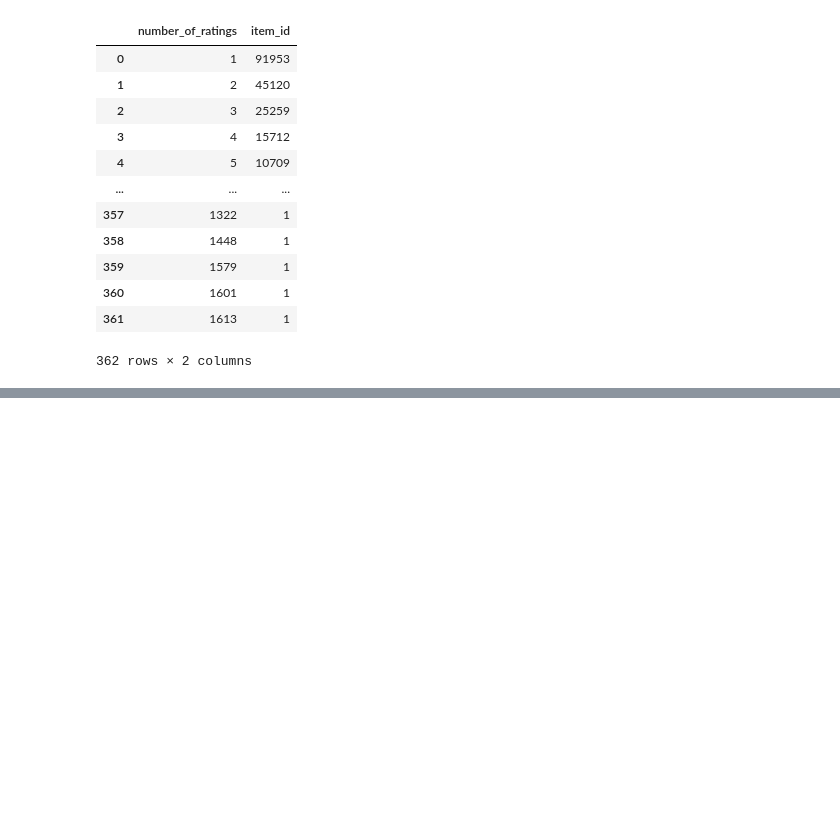
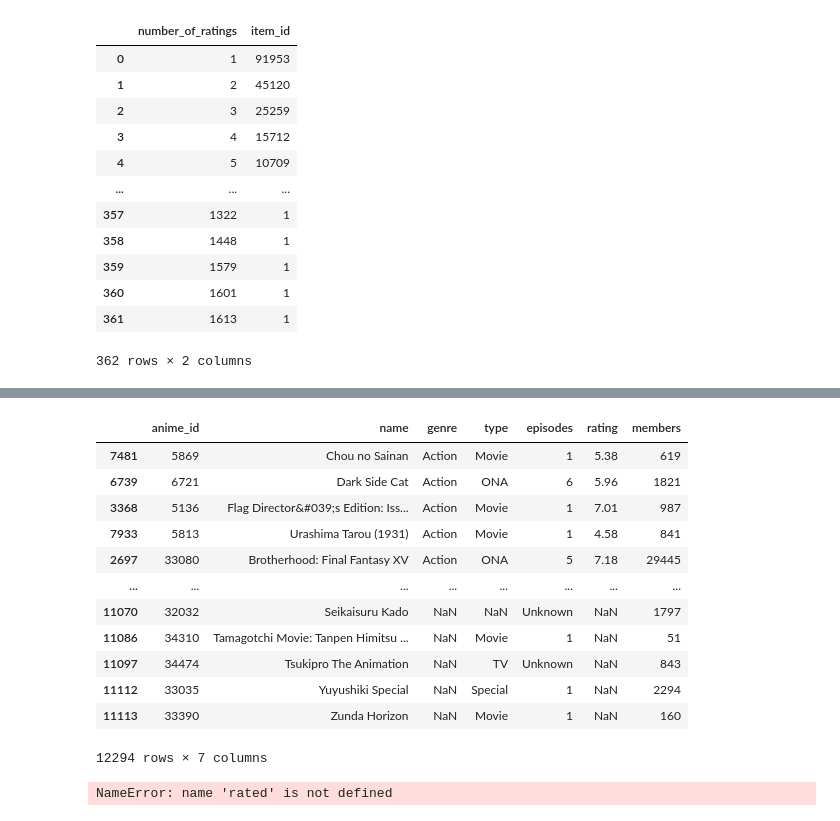
Before and after one commit to gorky22/BP-app, a Jupyter notebook: tmp2.ipynb, the cells around one changed output, grey strips where cells are left out. Cells and saved outputs as stored; diff of their text form; code cells hidden in the pictures; blank space fills up the shorter version.

```diff
--- a/tmp2.ipynb
+++ b/tmp2.ipynb
@@ -160,0 +167,2 @@ tmp
+# %%
+df2 = pd.read_csv("/Users/damiangorcak/Desktop/datasets/archive/anime.csv",encoding='latin-1', on_bad_lines='skip', sep=",")
@@ -160,0 +193,17 @@ tmp
+# %%
+x = df2.sort_values(by = 'genre')
+x
+# %% [output]
+|  | anime_id | name | genre | type | episodes | rating | members |
+| 7481 | 5869 | Chou no Sainan | Action | Movie | 1 | 5.38 | 619 |
+| 6739 | 6721 | Dark Side Cat | Action | ONA | 6 | 5.96 | 1821 |
+| 3368 | 5136 | Flag Director&#039;s Edition: Iss... | Action | Movie | 1 | 7.01 | 987 |
+| 7933 | 5813 | Urashima Tarou (1931) | Action | Movie | 1 | 4.58 | 841 |
+| 2697 | 33080 | Brotherhood: Final Fantasy XV | Action | ONA | 5 | 7.18 | 29445 |
+| ... | ... | ... | ... | ... | ... | ... | ... |
+| 11070 | 32032 | Seikaisuru Kado | NaN | NaN | Unknown | NaN | 1797 |
+| 11086 | 34310 | Tamagotchi Movie: Tanpen Himitsu ... | NaN | Movie | 1 | NaN | 51 |
+| 11097 | 34474 | Tsukipro The Animation | NaN | TV | Unknown | NaN | 843 |
+| 11112 | 33035 | Yuyushiki Special | NaN | Special | 1 | NaN | 2294 |
+| 11113 | 33390 | Zunda Horizon | NaN | Movie | 1 | NaN | 160 |
+12294 rows × 7 columns
@@ -160,0 +216,4 @@ tmp
+# %%
+[ini_dict[a] for a,b in zip(rated.reset_index().predictions.astype("str").to_list() ,rated.item_id.to_list())]
+# %% [output]
+NameError: name 'rated' is not defined
```
Also changed, not shown: parts of 11 cells of this notebook, 11 other files.
